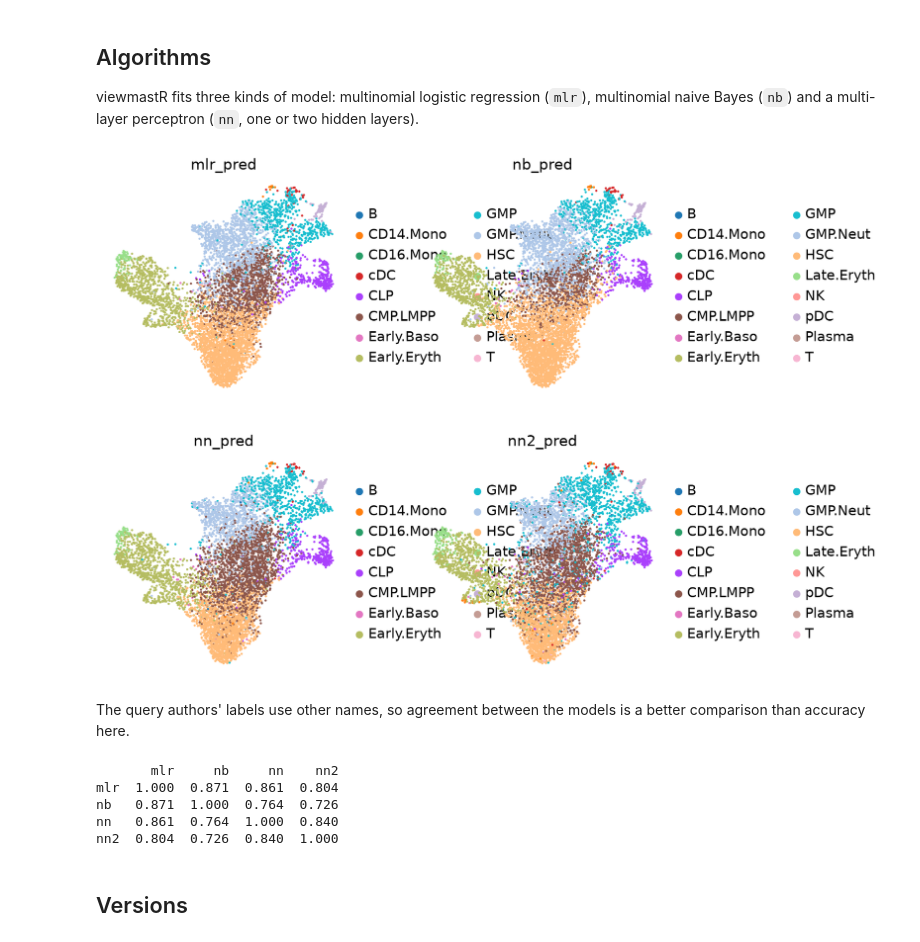
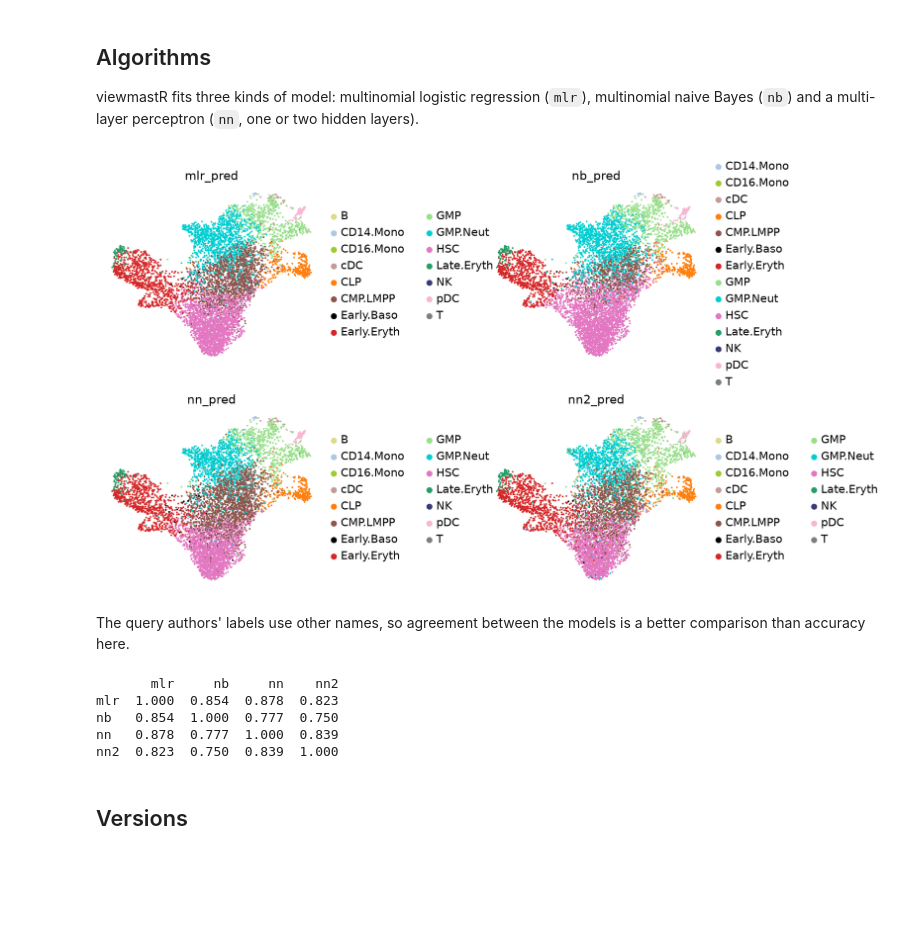
Before and after one commit to jacob-greene/py-viewmastR, a Jupyter notebook: tutorials/02_in_depth.ipynb, the cells around one changed output. Saved outputs shown, nothing was run; the diff lists cells and outputs as text; code cells hidden in the pictures; blank space fills up the shorter version.

```diff
--- a/tutorials/02_in_depth.ipynb
+++ b/tutorials/02_in_depth.ipynb
@@ -93,6 +93,7 @@ model_dir = Path(tempfile.mkdtemp()) / "model"
 vm.viewmastR(None, ref, label, selected_features=vg, max_epochs=3, train_only=True, model_dir=model_dir)
 vm.viewmastR_infer(query, model_dir, vg, return_probs=True)
 prob_cols = [c for c in query.obs if c.startswith("prob_")]
-sc.pl.umap(query, color=["viewmastR_inferred", prob_cols[0]], cmap="viridis")
+vm.palette.set_colors(query, "viewmastR_inferred")
+sc.pl.umap(query, color=["viewmastR_inferred", prob_cols[0]], cmap="viridis", wspace=0.6)
 # %% [output]
 viewmastR: 5955 features, 16 classes, 29054 train / 7264 test cells
@@ -126,15 +127,17 @@ naive Bayes (`nb`) and a multi-layer perceptron (`nn`, one or two hidden layers)
 # %%
 runs = {
     "mlr": dict(func="mlr", max_epochs=3),
     "nb": dict(func="nb"),
     "nn": dict(func="nn", hidden_layers=[200], max_epochs=3),
     "nn2": dict(func="nn", hidden_layers=[1000, 150], max_epochs=3),
 }
 for name, kw in runs.items():
     vm.viewmastR(query, ref, label, selected_features=vg, query_celldata_col=f"{name}_pred", verbose=False, **kw)
-sc.pl.umap(query, color=[f"{n}_pred" for n in runs], ncols=2)
+for n in runs:
+    vm.palette.set_colors(query, f"{n}_pred")
+sc.pl.umap(query, color=[f"{n}_pred" for n in runs], ncols=2, wspace=0.6)
 # %% [output]
-[figure, old version]
+[figure, new version]
 # %% [markdown]
 The query authors' labels use other names, so agreement between the models is a better
 comparison than accuracy here.
@@ -145,10 +148,10 @@ agree = pd.DataFrame([[(preds[a] == preds[b]).mean() for b in preds] for a in pr
 print(agree.round(3).to_string())
 # %% [output]
        mlr     nb     nn    nn2
-mlr  1.000  0.871  0.861  0.804
-nb   0.871  1.000  0.764  0.726
-nn   0.861  0.764  1.000  0.840
-nn2  0.804  0.726  0.840  1.000
+mlr  1.000  0.854  0.878  0.823
+nb   0.854  1.000  0.777  0.750
+nn   0.878  0.777  1.000  0.839
+nn2  0.823  0.750  0.839  1.000
 # %% [markdown]
 ## Versions
 # %%
```
Also changed, not shown: parts of 4 cells of this notebook, 18 other files.
